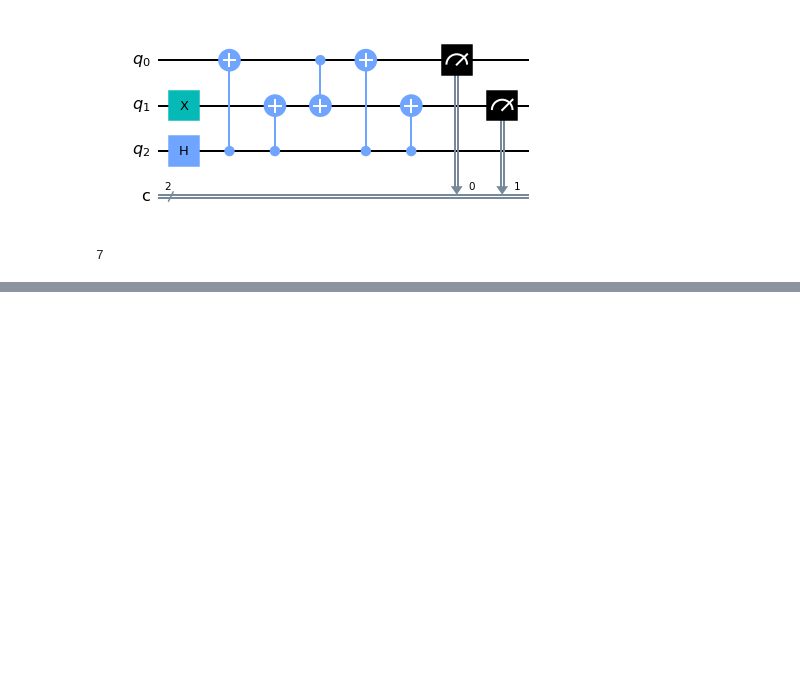
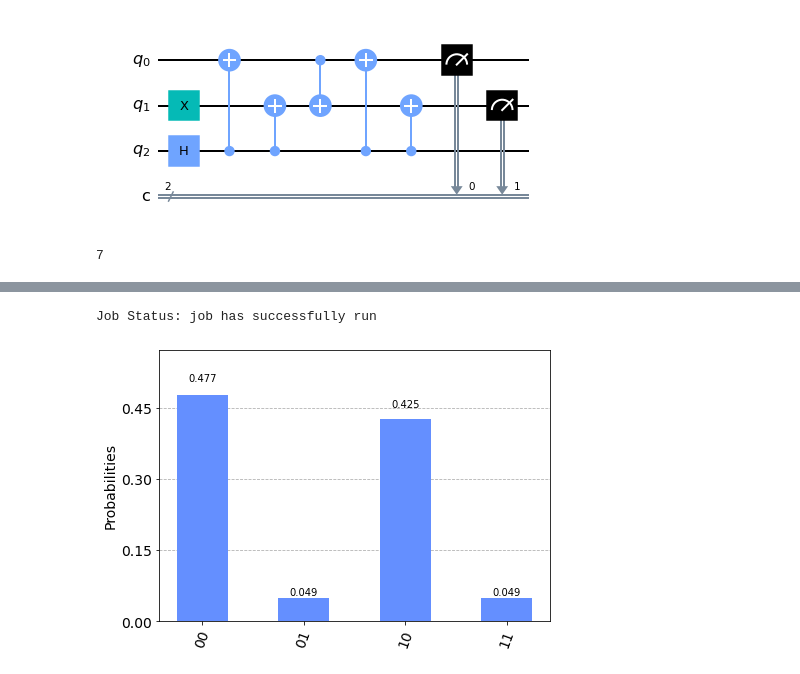
Before and after one commit to bcordone/quantum-random-walk-project, a Jupyter notebook: quantum_random_walk.ipynb, the cells around one changed output, grey strips where cells are left out. Cells and saved outputs as stored; diff of their text form; code cells hidden in the pictures; blank space fills up the shorter version.

```diff
--- a/quantum_random_walk.ipynb
+++ b/quantum_random_walk.ipynb
@@ -163,0 +244,3 @@ plot_histogram(counts, title='Quantum Random Walk Counts')
+# %%
+provider = IBMQ.get_provider(hub='ibm-q')
+provider.backends(simulator=False)
@@ -163,0 +255,11 @@ plot_histogram(counts, title='Quantum Random Walk Counts')
+# %%
+candidates = provider.backends(filters=lambda x: x.configuration().n_qubits >= 3
+                                   and not x.configuration().simulator)
+backend = least_busy(candidates)
+job = execute(qc, backend, shots=2000)
+job_monitor(job)
+device_result = job.result()
+plot_histogram(job.result().get_counts())
+# %% [output]
+Job Status: job has successfully run
+[figure, added]
```
Also changed, not shown: parts of 40 cells of this notebook.
